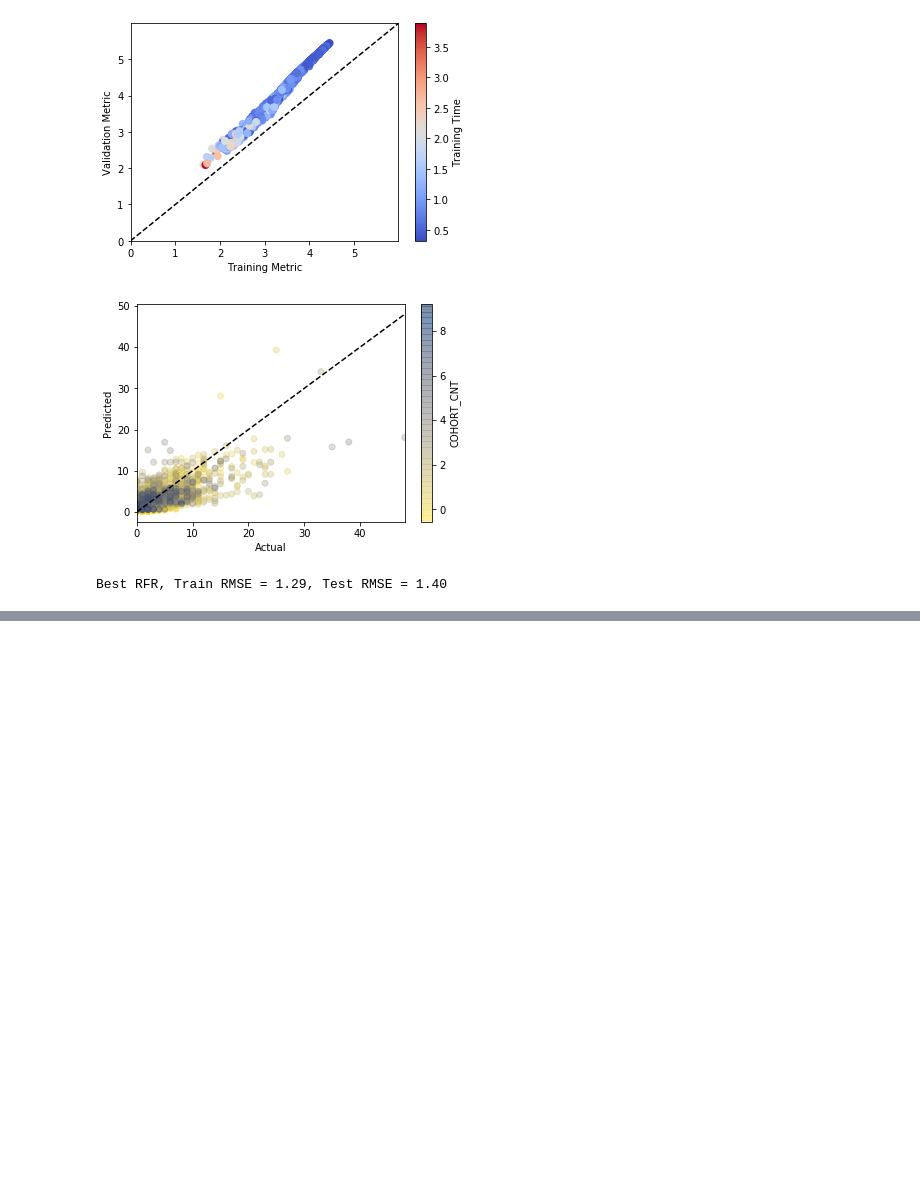
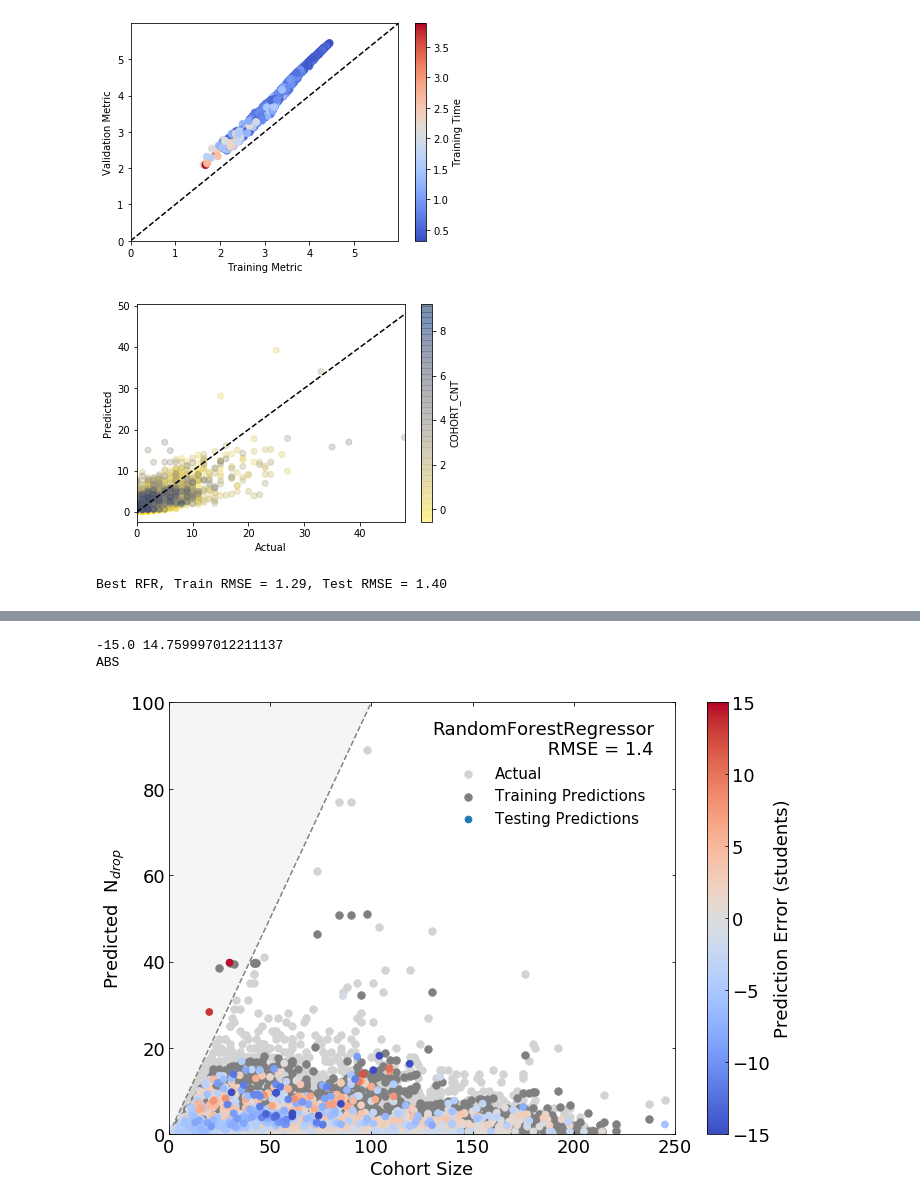
Before and after one commit to andytaylor823/CS-4774-Final-Project, a Jupyter notebook: randomforest.ipynb, the cells around one changed output, grey strips where cells are left out. Drawn from its saved outputs; the diff is of its cells as text; code cells hidden in the pictures; blank space fills up the shorter version.

```diff
--- a/randomforest.ipynb
+++ b/randomforest.ipynb
@@ -62,0 +115,70 @@ dump(best_model, 'best_RandomForestRegressor_DROPOUT_N.joblib')
+# %%
+#Make a pretty plot for checkpoint.
+
+plt.rcParams.update({
+                     'xtick.direction':'in',
+                     'xtick.top':True,
+                     'xtick.bottom':True,
+                     'ytick.direction':'in',
+                     'ytick.right':True,
+                     'ytick.left':True,
+})
+model = load('saved_models/best_RandomForestRegressor_DROPOUT_N.joblib')
+#model = LinearRegression()
+#Load data without pipeline to get un-scaled cohort counts for colorbar.
+tra,tes  = load_transform_split(target=None,
+                                expand=False,
+                                clean=False,
+                                split=0.2,
+                                return_pipeline=False,
+                                fmt='pandas',
+                                random_state=42)
+COHORT_CNT_tes = tes['COHORT_CNT'].to_numpy()
+COHORT_CNT_tra = tra['COHORT_CNT'].to_numpy()
+
+#Plot goodness-of-fit
+fig,ax=plt.subplots(figsize=(10,7))
+fs = 18
+model.fit(X_train,y_train)
+
+ax,cbar = color_scatter(np.append(COHORT_CNT_tra,COHORT_CNT_tes),np.append(y_train,y_test),colorby=None,alpha=1,s=55,color='lightgray',label='Actual',ax=ax,zorder=0)
+tri = plt.Polygon([[0,0],[0,200],[200,201.5]], color='whitesmoke',zorder=0)
+ax.add_patch(tri)
+
+
+y_pred = model.predict(X_train)
+ax,cbar = color_scatter(COHORT_CNT_tra,y_pred,colorby=None,alpha=1,s=55,color='gray',label='Training Predictions',ax=ax)
+
+y_pred = model.predict(X_test)
+cmap = plt.get_cmap('coolwarm')
+pe_lim = 15
+perc_error = (y_pred-y_test)
+badmask = np.isnan(perc_error) | np.isinf(perc_error)
+perc_error[badmask] = pe_lim*np.sign(y_pred[badmask])
+perc_error[perc_error> pe_lim] = pe_lim
+perc_error[perc_error<-pe_lim] = -pe_lim
+print(np.nanmin(perc_error),np.nanmax(perc_error))
+ax,cbar = color_scatter(COHORT_CNT_tes,y_pred,colorby=perc_error,alpha=1,s=45,cmap=cmap,ax=ax,vmin=-pe_lim,vmax=pe_lim,sortabs=True,label='Testing Predictions')
+ma=250
+ax.plot([0,ma],[0,ma],ls='--',color='gray',zorder=0)
+ax.set_xlim(0,250)
+ax.set_ylim(0,100)
+ax.set_xlabel('Cohort Size',fontsize=fs)
+ax.set_ylabel('Predicted  N$_{drop}$',fontsize=fs)
+cbar.ax.set_ylabel('Prediction Error (students)',fontsize=fs)
+for tlab in ax.get_xticklabels()+ax.get_yticklabels()+cbar.ax.get_yticklabels():
+    tlab.set_fontsize(fs)
+calc_mse = get_metric('mean_squared_error')
+rmse = np.sqrt(calc_mse(model,X_test,y_test))
+ax.figure.text(0.78,0.93,"RandomForestRegressor\n RMSE = %.1f"%(rmse),fontsize=fs,horizontalalignment='right',verticalalignment='top')
+
+
+
+ax.legend(loc=(0.55,0.7),fontsize=fs-3,frameon=False)
+
+plt.tight_layout()
+ax.figure.savefig('figures/rfr_summary.png',dpi=450)
+# %% [output]
+-15.0 14.759997012211137
+ABS
+[figure, added]
```
Also changed, not shown: parts of 10 cells of this notebook, 7 other files.
